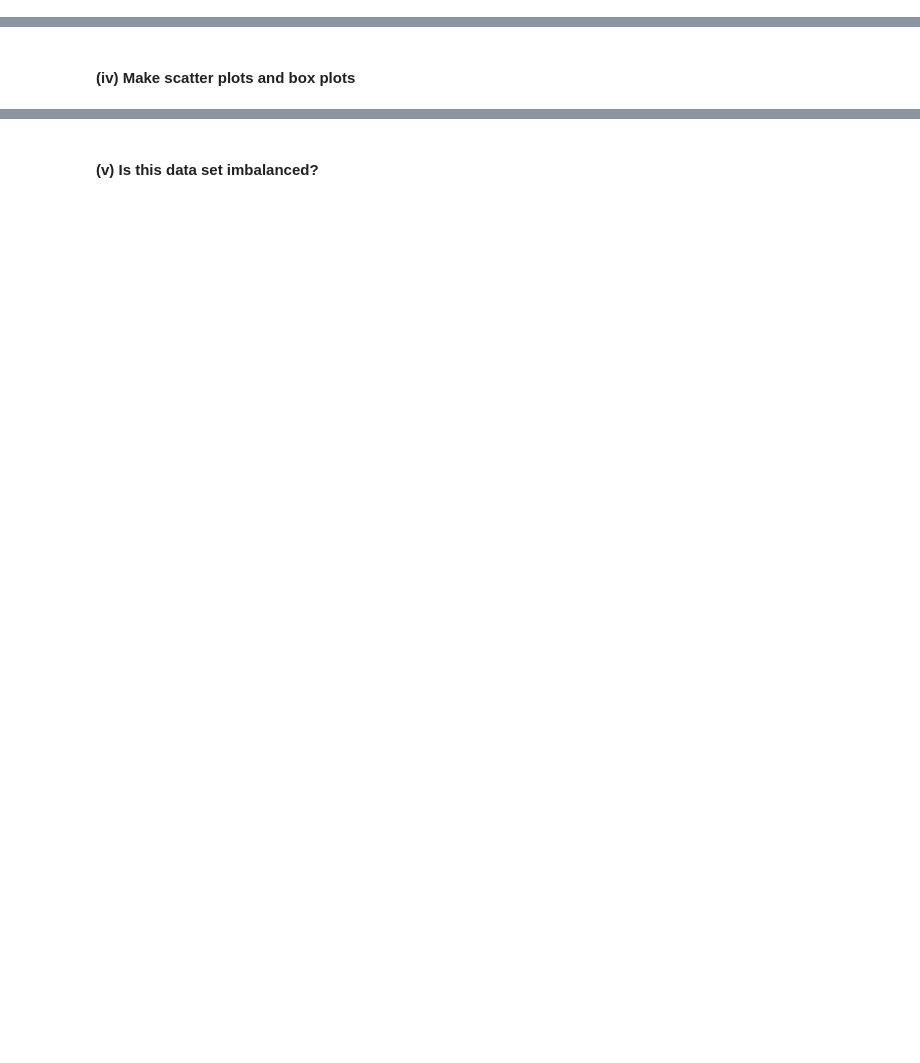
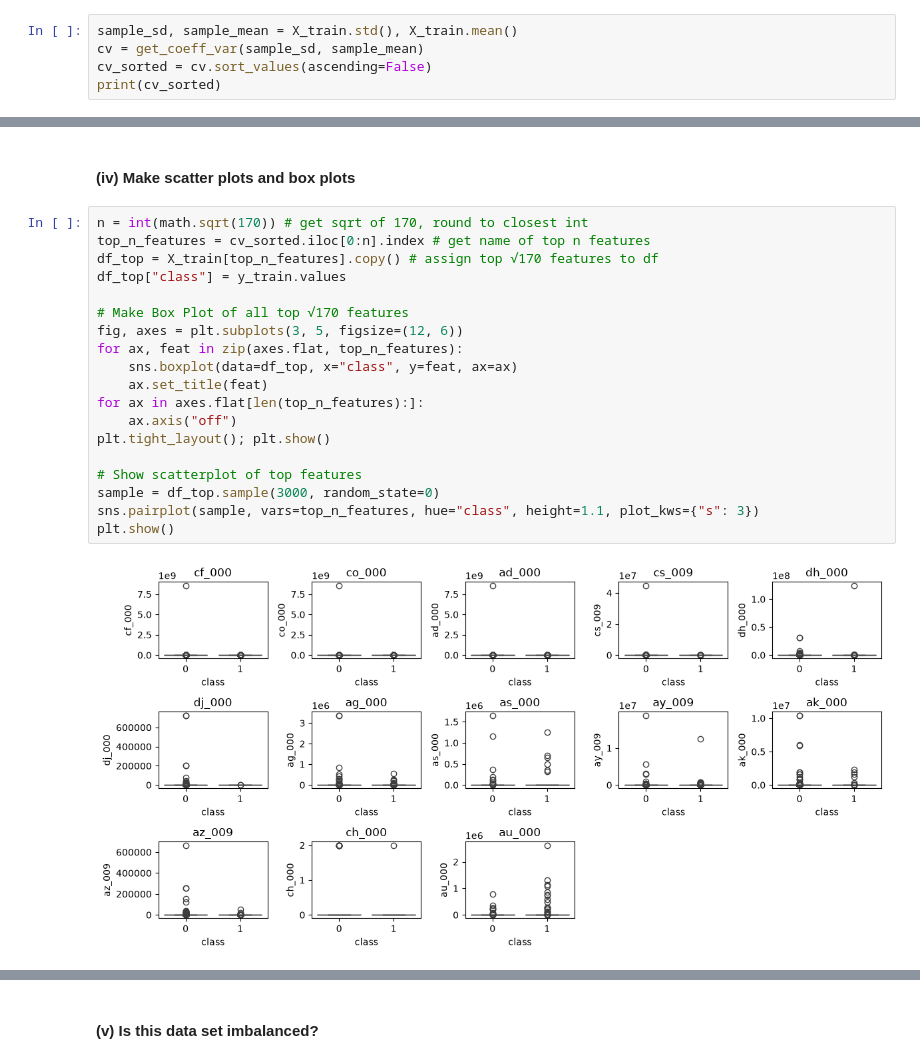
Before and after one commit to ttl229/DSCI552-HW6, a Jupyter notebook: notebook/Leonez_Teresa_HW6.ipynb, the cells around one changed output, grey strips where cells are left out. Saved outputs shown, nothing was run; the diff lists cells and outputs as text; blank space fills up the shorter version.

```diff
--- a/notebook/Leonez_Teresa_HW6.ipynb
+++ b/notebook/Leonez_Teresa_HW6.ipynb
@@ -25,2 +100,7 @@ ModuleNotFoundError: No module named 'scikitlearn'
 # %% [markdown]
 #### (ii) Calculate the coefficient of variation
+# %%
+sample_sd, sample_mean = X_train.std(), X_train.mean()
+cv = get_coeff_var(sample_sd, sample_mean)
+cv_sorted = cv.sort_values(ascending=False)
+print(cv_sorted)
@@ -29,2 +130,23 @@ ModuleNotFoundError: No module named 'scikitlearn'
 # %% [markdown]
 #### (iv) Make scatter plots and box plots
+# %%
+n = int(math.sqrt(170)) # get sqrt of 170, round to closest int
+top_n_features = cv_sorted.iloc[0:n].index # get name of top n features
+df_top = X_train[top_n_features].copy() # assign top √170 features to df
+df_top["class"] = y_train.values
+
+# Make Box Plot of all top √170 features
+fig, axes = plt.subplots(3, 5, figsize=(12, 6))
+for ax, feat in zip(axes.flat, top_n_features):
+    sns.boxplot(data=df_top, x="class", y=feat, ax=ax)
+    ax.set_title(feat)
+for ax in axes.flat[len(top_n_features):]:
+    ax.axis("off")
+plt.tight_layout(); plt.show()
+
+# Show scatterplot of top features
+sample = df_top.sample(3000, random_state=0)
+sns.pairplot(sample, vars=top_n_features, hue="class", height=1.1, plot_kws={"s": 3})
+plt.show()
+# %% [output]
+[figure, added]
```
Also changed, not shown: parts of 34 cells of this notebook, 3 other files.
